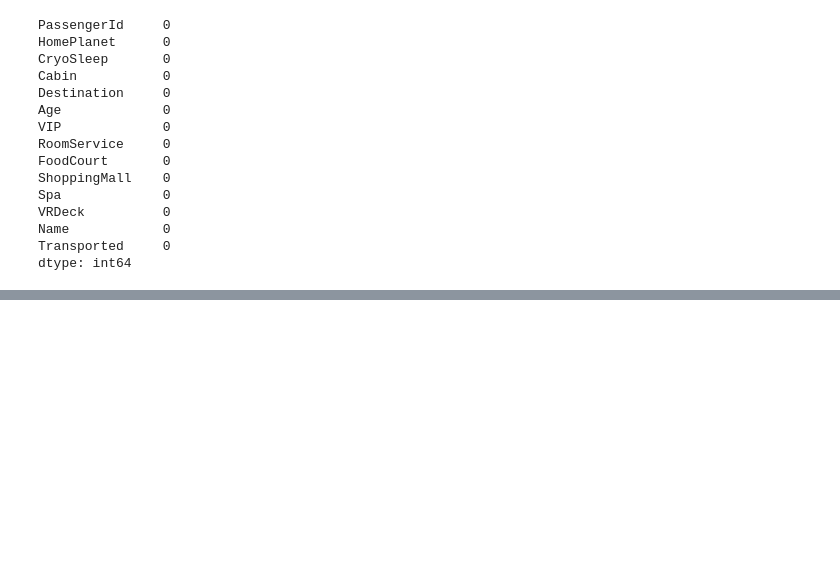
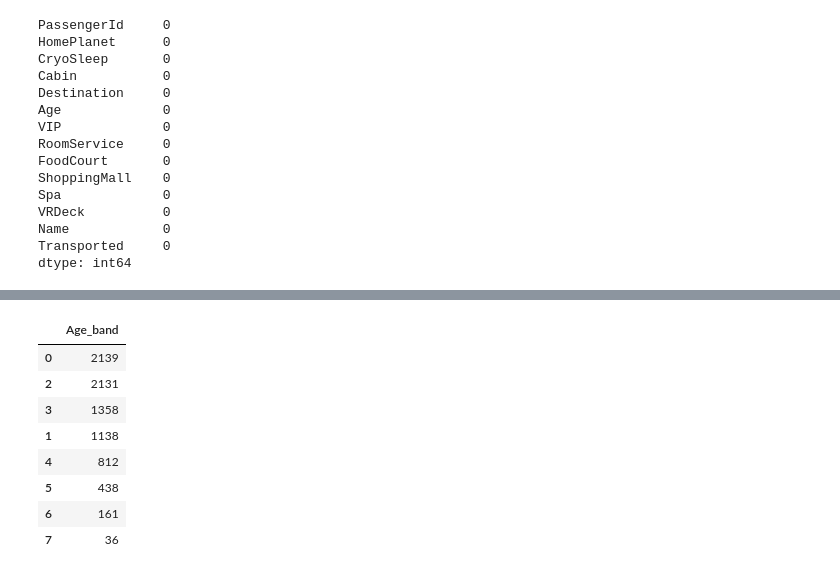
Before and after one commit to woojinhong03/My_Study_In_2022, a Jupyter notebook: spaceship.ipynb, the cells around one changed output, grey strips where cells are left out. Cells and saved outputs as stored; diff of their text form; code cells hidden in the pictures; blank space fills up the shorter version.

```diff
--- a/spaceship.ipynb
+++ b/spaceship.ipynb
@@ -150,0 +176,12 @@ plt.show()
+# %%
+data['Age_band'].value_counts().to_frame().style.background_gradient(cmap='summer')
+# %% [output]
+|  | Age_band |
+| 0 | 2139 |
+| 2 | 2131 |
+| 3 | 1358 |
+| 1 | 1138 |
+| 4 | 812 |
+| 5 | 438 |
+| 6 | 161 |
+| 7 | 36 |
```
Also changed, not shown: parts of 10 cells of this notebook.
